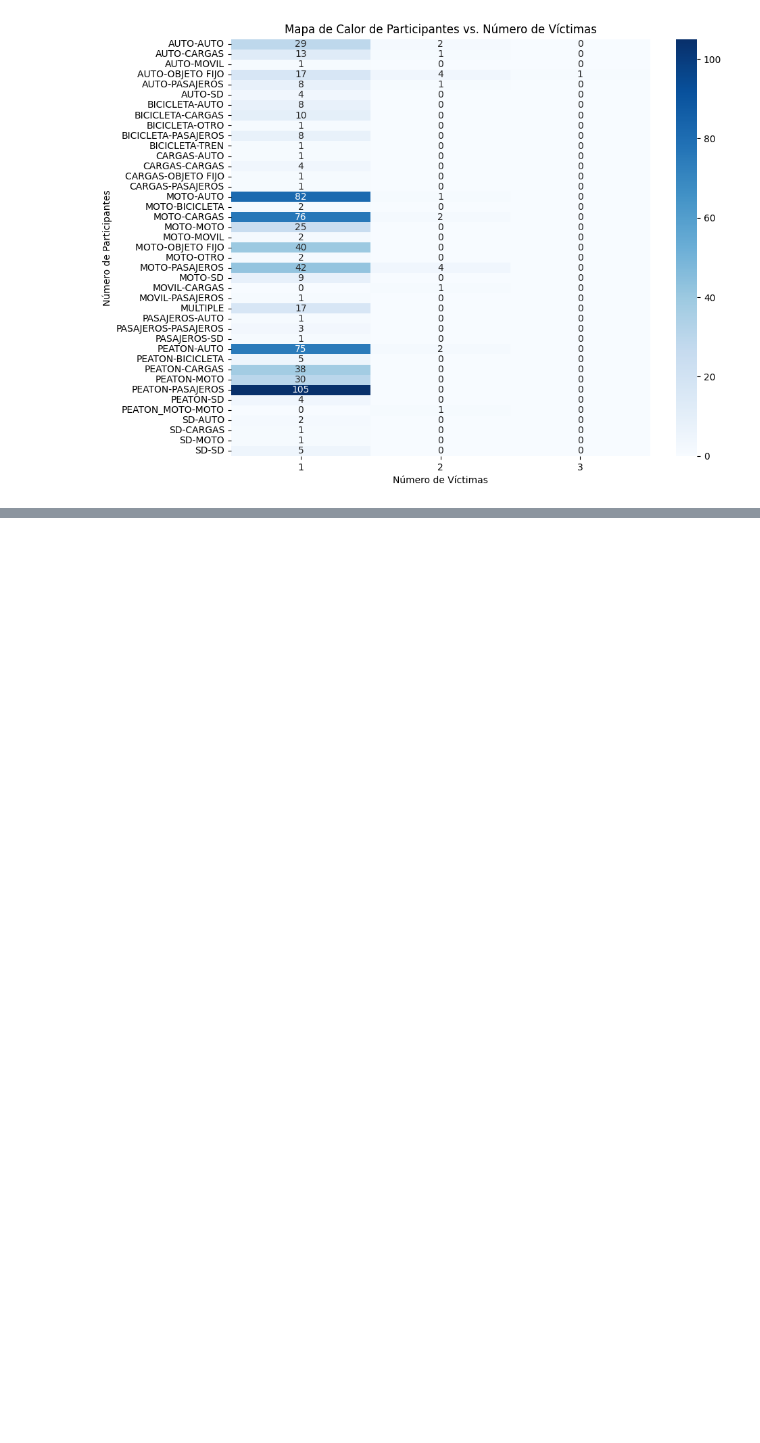
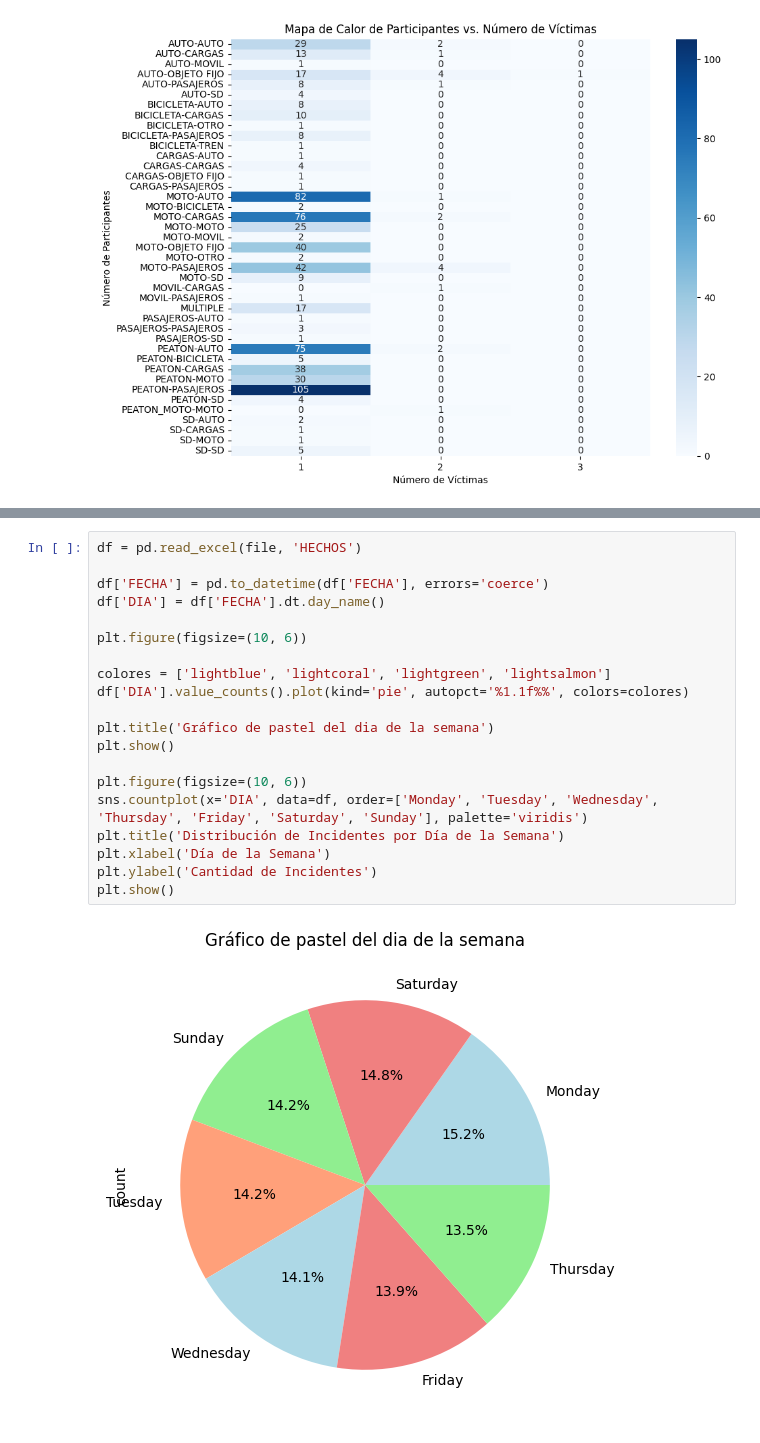
Before and after one commit to nickyczeme/SAT-homicidios, a Jupyter notebook: SAT.ipynb, the cells around one changed output, grey strips where cells are left out. Cells and saved outputs as stored; diff of their text form; blank space fills up the shorter version.

```diff
--- a/SAT.ipynb
+++ b/SAT.ipynb
@@ -243,3 +248,25 @@ plt.xticks(rotation=0)
   Text(2, 0, 'Tarde'),
   Text(3, 0, 'Noche')])
 [figure]
+# %%
+df = pd.read_excel(file, 'HECHOS')
+
+df['FECHA'] = pd.to_datetime(df['FECHA'], errors='coerce')
+df['DIA'] = df['FECHA'].dt.day_name()
+
+plt.figure(figsize=(10, 6))
+
+colores = ['lightblue', 'lightcoral', 'lightgreen', 'lightsalmon']
+df['DIA'].value_counts().plot(kind='pie', autopct='%1.1f%%', colors=colores)
+
+plt.title('Gráfico de pastel del dia de la semana')
+plt.show()
+
+plt.figure(figsize=(10, 6))
+sns.countplot(x='DIA', data=df, order=['Monday', 'Tuesday', 'Wednesday', 'Thursday', 'Friday', 'Saturday', 'Sunday'], palette='viridis')
+plt.title('Distribución de Incidentes por Día de la Semana')
+plt.xlabel('Día de la Semana')
+plt.ylabel('Cantidad de Incidentes')
+plt.show()
+# %% [output]
+[figure, added]
```
Also changed, not shown: parts of 12 cells of this notebook.
